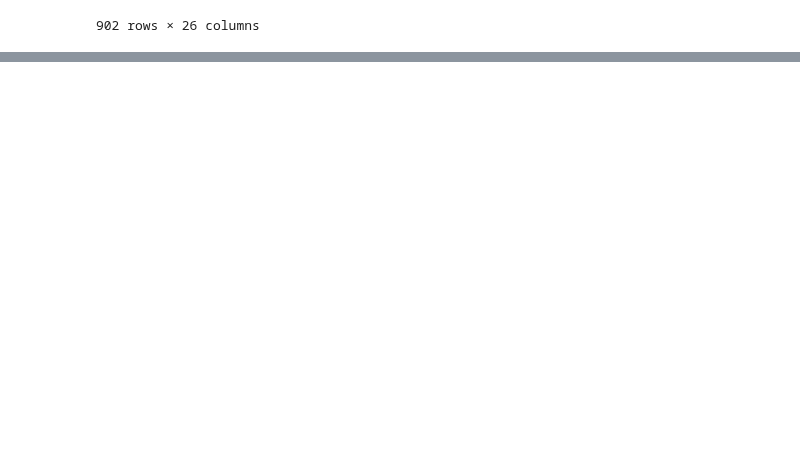
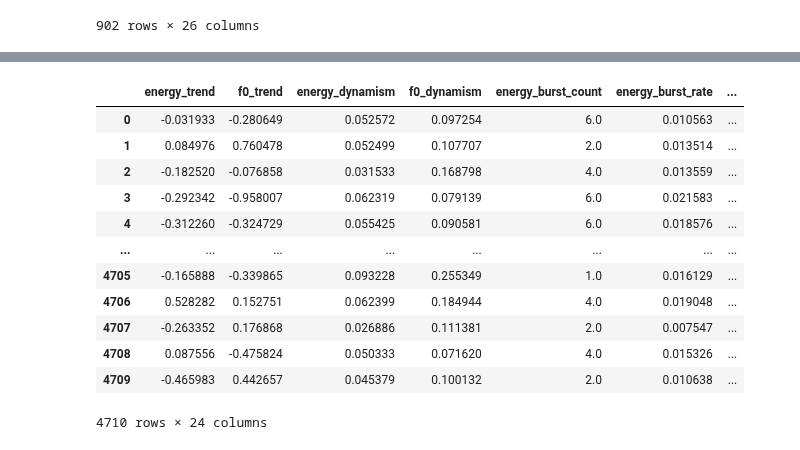
Before and after one commit to YechanJung/pknu25_05, a Jupyter notebook: Audio/feature_extracting.ipynb, the cells around one changed output, grey strips where cells are left out. Drawn from its saved outputs; the diff is of its cells as text; code cells hidden in the pictures; blank space fills up the shorter version.

```diff
--- a/Audio/feature_extracting.ipynb
+++ b/Audio/feature_extracting.ipynb
@@ -769,0 +815,16 @@ joy_data_df_m
+# %%
+data_df = pd.read_csv(raw_dir+"/train/train_sent_emo.csv")
+data_df = data_df.copy()
+data_df.drop(columns=['Sentiment', 'Sr No.', 'Utterance', 'Speaker', 'Episode', 'Season', 'StartTime', 'EndTime'], inplace=True)
+data_df =data_df[data_df['Emotion']=="neutral"]
+def data_formatter(utt_id, dia_id):
+    return f"dia{dia_id}_utt{utt_id}_enhanced.wav"
+
+# Create Video_ID column using vectorized operations instead of loop
+data_df['Audio_ID'] = data_df.apply(lambda row: data_formatter(str(row['Utterance_ID']), str(row['Dialogue_ID'])), axis=1)
+
+data_df.drop(columns=['Utterance_ID', 'Dialogue_ID'], inplace=True)
+# %%
+# Reset index to handle any gaps in the index
+data_df.reset_index(drop=True, inplace=True)
+data_df
@@ -769,0 +845,9 @@ joy_data_df_m
+# %%
+# Create a new column for Gender using loc to avoid SettingWithCopyWarning
+data_df.loc[:, 'Gender'] = None
+
+# Process each row using loc to avoid SettingWithCopyWarning
+for row in range(len(data_df)):
+    video_path = "enhanced_audio/" + data_df.iloc[row]['Audio_ID']
+    gender = classify_gender(video_path)
+    data_df.loc[row, 'Gender'] = gender
@@ -769,0 +890,17 @@ joy_data_df_m
+# %%
+features_df = pd.DataFrame()
+# Process each audio file and extract features
+for idx, row in data_df.iterrows():
+    audio_path = os.path.join("enhanced_audio/", row['Audio_ID'])
+    try:
+        audio, sr = librosa.load(audio_path, sr=16000)
+        features = extract_complete_trajectory_features(audio, sample_rate=16000)
+        # Convert features dict to DataFrame row and concatenate
+        features_row = pd.DataFrame([features])
+        features_df = pd.concat([features_df, features_row], ignore_index=True)
+    except Exception as e:
+        print(f"Error processing {audio_path}: {e}")
+        # Add empty features for failed extraction
+        empty_features = {feature: np.nan for feature in feature_map}
+        empty_df = pd.DataFrame([empty_features])
+        features_df = pd.concat([features_df, empty_df], ignore_index=True)
@@ -769,0 +912,16 @@ joy_data_df_m
+# %%
+features_df
+# %% [output]
+|  | energy_trend | f0_trend | energy_dynamism | f0_dynamism | energy_burst_count | energy_burst_rate | ... |
+| 0 | -0.031933 | -0.280649 | 0.052572 | 0.097254 | 6.0 | 0.010563 | ... |
+| 1 | 0.084976 | 0.760478 | 0.052499 | 0.107707 | 2.0 | 0.013514 | ... |
+| 2 | -0.182520 | -0.076858 | 0.031533 | 0.168798 | 4.0 | 0.013559 | ... |
+| 3 | -0.292342 | -0.958007 | 0.062319 | 0.079139 | 6.0 | 0.021583 | ... |
+| 4 | -0.312260 | -0.324729 | 0.055425 | 0.090581 | 6.0 | 0.018576 | ... |
+| ... | ... | ... | ... | ... | ... | ... | ... |
+| 4705 | -0.165888 | -0.339865 | 0.093228 | 0.255349 | 1.0 | 0.016129 | ... |
+| 4706 | 0.528282 | 0.152751 | 0.062399 | 0.184944 | 4.0 | 0.019048 | ... |
+| 4707 | -0.263352 | 0.176868 | 0.026886 | 0.111381 | 2.0 | 0.007547 | ... |
+| 4708 | 0.087556 | -0.475824 | 0.050333 | 0.071620 | 4.0 | 0.015326 | ... |
+| 4709 | -0.465983 | 0.442657 | 0.045379 | 0.100132 | 2.0 | 0.010638 | ... |
+4710 rows × 24 columns
```
Also changed, not shown: parts of 10 cells of this notebook, 4 other files.
